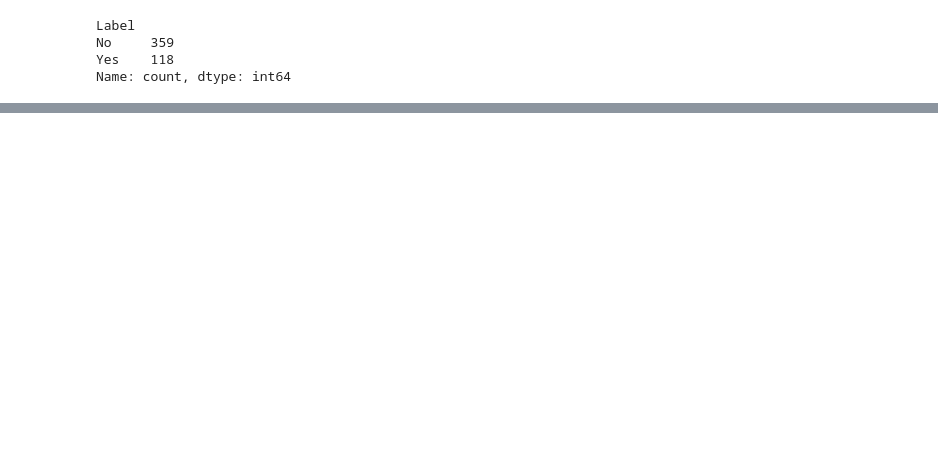
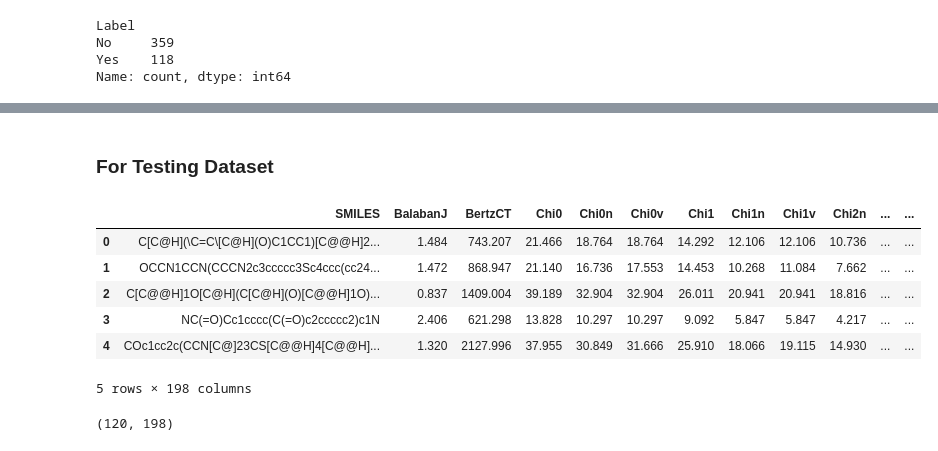
Before and after one commit to Me-Pasha/drug-induced-autoimmunity, a Jupyter notebook: drug induced autoimmunity prediction .ipynb, the cells around one changed output, grey strips where cells are left out. Drawn from its saved outputs; the diff is of its cells as text; code cells hidden in the pictures; blank space fills up the shorter version.

```diff
--- a/drug induced autoimmunity prediction .ipynb
+++ b/drug induced autoimmunity prediction .ipynb
@@ -42,0 +182,16 @@ Name: count, dtype: int64
+# %% [markdown]
+### For Testing Dataset
+# %%
+test_df.head()
+# %% [output]
+|  | SMILES | BalabanJ | BertzCT | Chi0 | Chi0n | Chi0v | Chi1 | Chi1n | Chi1v | Chi2n | ... | ... |
+| 0 | C[C@H](\C=C\[C@H](O)C1CC1)[C@@H]2... | 1.484 | 743.207 | 21.466 | 18.764 | 18.764 | 14.292 | 12.106 | 12.106 | 10.736 | ... | ... |
+| 1 | OCCN1CCN(CCCN2c3ccccc3Sc4ccc(cc24... | 1.472 | 868.947 | 21.140 | 16.736 | 17.553 | 14.453 | 10.268 | 11.084 | 7.662 | ... | ... |
+| 2 | C[C@@H]1O[C@H](C[C@H](O)[C@@H]1O)... | 0.837 | 1409.004 | 39.189 | 32.904 | 32.904 | 26.011 | 20.941 | 20.941 | 18.816 | ... | ... |
+| 3 | NC(=O)Cc1cccc(C(=O)c2ccccc2)c1N | 2.406 | 621.298 | 13.828 | 10.297 | 10.297 | 9.092 | 5.847 | 5.847 | 4.217 | ... | ... |
+| 4 | COc1cc2c(CCN[C@]23CS[C@@H]4[C@@H]... | 1.320 | 2127.996 | 37.955 | 30.849 | 31.666 | 25.910 | 18.066 | 19.115 | 14.930 | ... | ... |
+5 rows × 198 columns
+# %%
+test_df.shape
+# %% [output]
+(120, 198)
```
Also changed, not shown: parts of 10 cells of this notebook.
